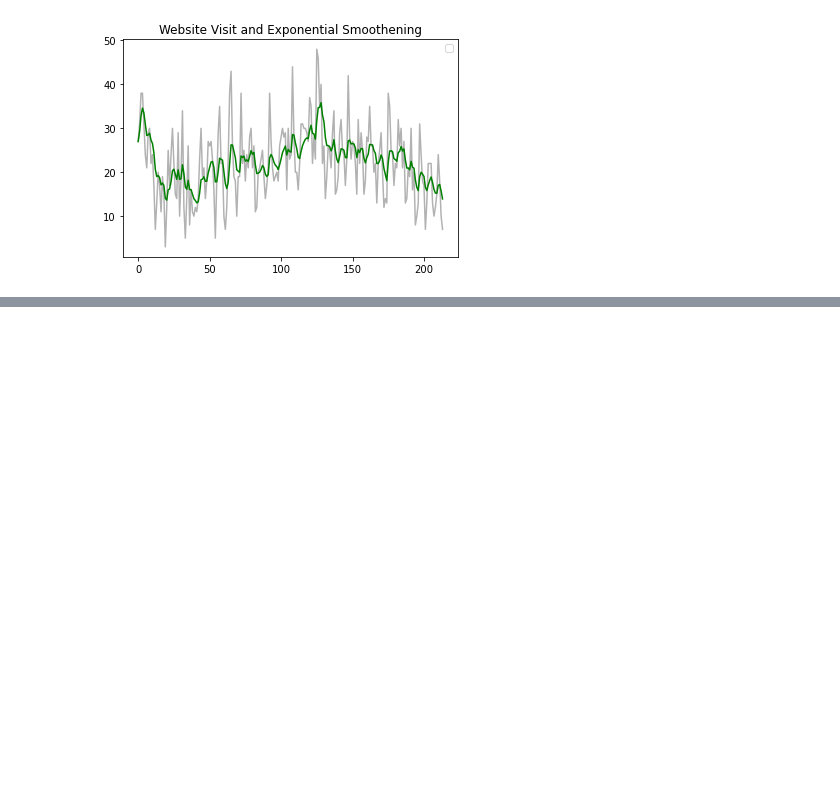
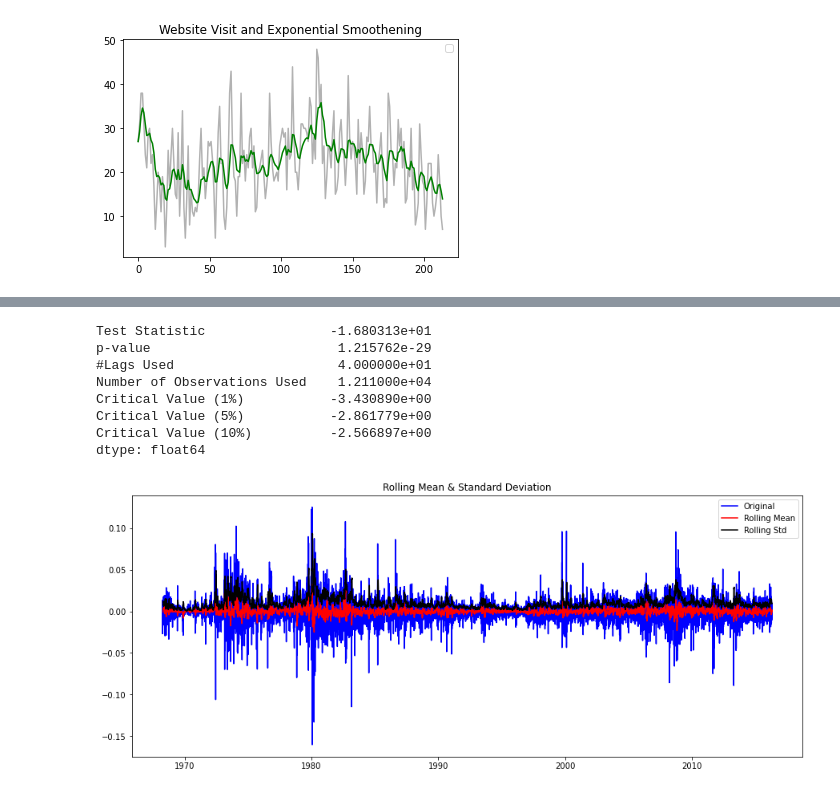
Before and after one commit to paulsok/kaggle, a Jupyter notebook: Forecasting Stock and Commodity Prices/forecasting_stock_and_commodity_prices.ipynb, the cells around one changed output, grey strips where cells are left out. Cells and saved outputs as stored; diff of their text form; code cells hidden in the pictures; blank space fills up the shorter version.

```diff
--- a/Forecasting Stock and Commodity Prices/forecasting_stock_and_commodity_prices.ipynb
+++ b/Forecasting Stock and Commodity Prices/forecasting_stock_and_commodity_prices.ipynb
@@ -82,0 +165,15 @@ No handles with labels found to put in legend.
+# %%
+log_series_shift = log_series - log_series.shift()
+log_series_shift = log_series_shift[~np.isnan(log_series_shift)]
+ad_fuller_test(log_series_shift)
+plot_rolling_stats(log_series_shift)
+# %% [output]
+Test Statistic                -1.680313e+01
+p-value                        1.215762e-29
+#Lags Used                     4.000000e+01
+Number of Observations Used    1.211000e+04
+Critical Value (1%)           -3.430890e+00
+Critical Value (5%)           -2.861779e+00
+Critical Value (10%)          -2.566897e+00
+dtype: float64
+[figure, added]
```
Also changed, not shown: parts of 8 cells of this notebook.
